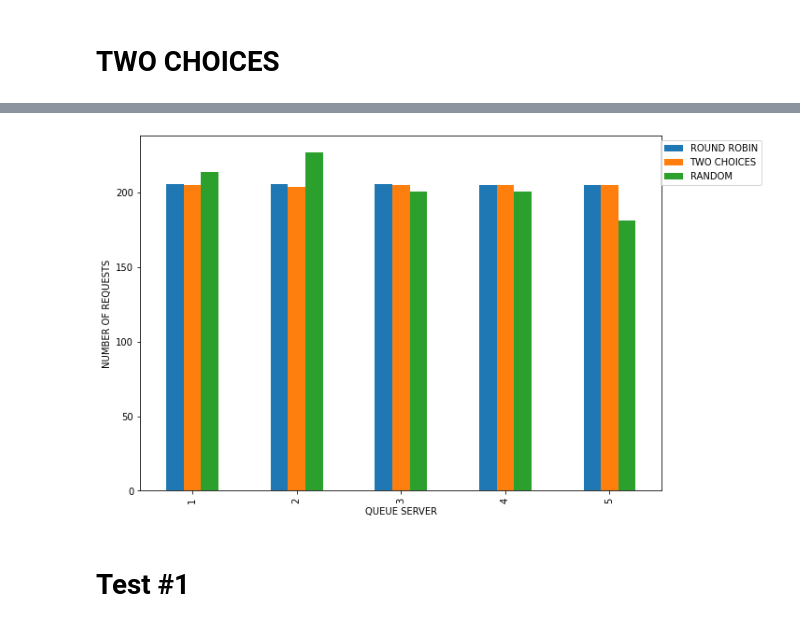
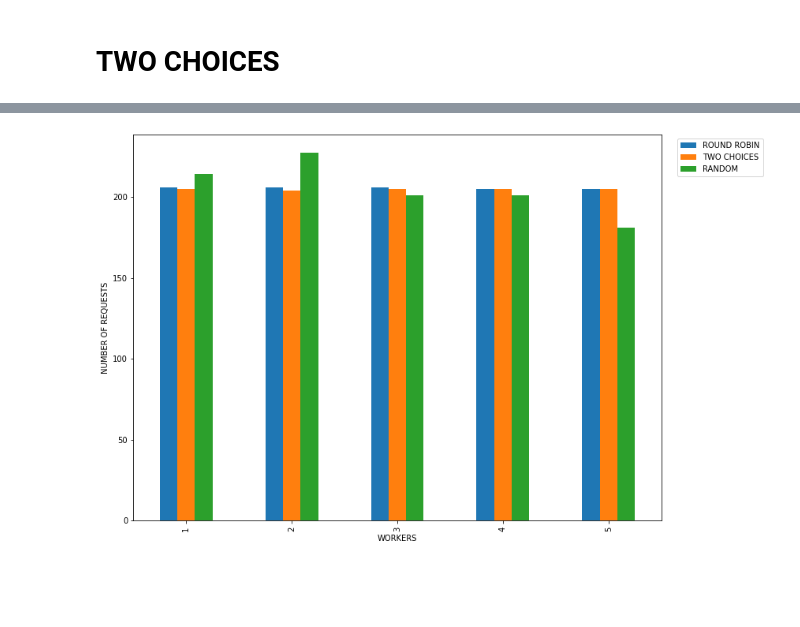
Before and after one commit to nachocodexx/cinvestav-ds-loadbalancer-analysis, a Jupyter notebook: analysis/Untitled.ipynb, the cells around one changed output, grey strips where cells are left out. Drawn from its saved outputs; the diff is of its cells as text; code cells hidden in the pictures; blank space fills up the shorter version.

```diff
--- a/analysis/Untitled.ipynb
+++ b/analysis/Untitled.ipynb
@@ -10,20 +10,28 @@ def toSecDf(df):
     df['AVG_DELAY_QUEUE']    = df['AVG_DELAY_QUEUE'].apply(toSec)
     df['AVG_INTERARRIVAL']   = df['AVG_INTERARRIVAL'].apply(toSec)
     df['INTER_ARRIVAL']   = df['INTER_ARRIVAL'].apply(toSec)
+    df['SIMULATION_TIME']   = df['SIMULATION_TIME'].apply(toSec)
     df['SERVER_UTILIZATION'] = df['SERVER_UTILIZATION']*100
     return df
 def basicPlot(df):
-    fig, axs = plt.subplots(2,figsize=(5,7))
+    fig, axs = plt.subplots(2,figsize=(10,12))
+    dff =df[['SIMULATION_TIME','SERVER_UTILIZATION','AVG_INTERARRIVAL','SERVICE_TIME','TEST_ID','WORKERS']]
     pdf = pd.pivot_table(dff,index=['WORKERS'])
     X = pdf[pdf.columns[1]]
     sns.barplot(x=X.index,y=X.values,ax=axs[0])
     axs[0].set_ylabel("SERVER UTILIZATION(%)")
-    axs[0].set_xlabel("BINS")
+    axs[0].set_xlabel("WORKERS")
     X = pdf[pdf.columns[0]]
     sns.barplot(x=X.index,y=X.values,ax=axs[1])
     axs[1].set_ylabel("AVG. INTERARRIVAL")
-    axs[1].set_xlabel("BINS")
+    axs[1].set_xlabel("WORKERS")
     plt.show()
+def basic2Plot(df):
+    rff =df[['AVG_DELAY_QUEUE','SIMULATION_TIME','SERVER_UTILIZATION','AVG_INTERARRIVAL','SERVICE_TIME','TEST_ID','WORKERS']]
+    rf = pd.pivot_table(rff,index=['WORKERS'])
+    fig,ax = plt.subplots(1,figsize=(7,7))
+    ax = rf['AVG_DELAY_QUEUE'].plot(kind='line',marker='o',color="red",ax=ax)
+    ax.set_ylabel("AVG. DELAY IN QUEUE")
 # %%
 df = pd.read_csv('../results/data_01.csv')
 df = toSecDf(df)
@@ -81,22 +82,20 @@ basicPlot(two_choices)
 # %%
 def plott(*args,**kwargs):
     NR =kwargs.get('y','NUM_REQUESTS')
     I =kwargs.get('bins',4)
     RR = round_robin[round_robin['TEST_ID']==I][NR].to_numpy()
     R  = random[random['TEST_ID']==I][NR].to_numpy()
     TC =two_choices[two_choices['TEST_ID']==I][NR].to_numpy()
     test = pd.DataFrame({'ROUND ROBIN':RR,'TWO CHOICES':TC,'RANDOM':R})
     test.index=(range(1,I+2))
-    fig,ax = plt.subplots(1,figsize=(10,7))
-    xLabel = kwargs.get('xLabel','QUEUE SERVER')
+    fig,ax = plt.subplots(1,figsize=(12,9))
+    xLabel = kwargs.get('xLabel','WORKERS')
     yLabel = kwargs.get('yLabel','NUMBER OF REQUESTS')
     ax.set_xlabel(xLabel)
     ax.set_ylabel(yLabel)
     test.plot(kind='bar',ax=ax)
     ax.legend(loc="upper right",bbox_to_anchor=(1.2, 1))
 
-plott()
+plott(bins=4)
 # %% [output]
-[figure, old version]
+[figure, new version]
-# %% [markdown]
-# Test #1
```
Also changed, not shown: parts of 15 cells of this notebook, 7 other files.
